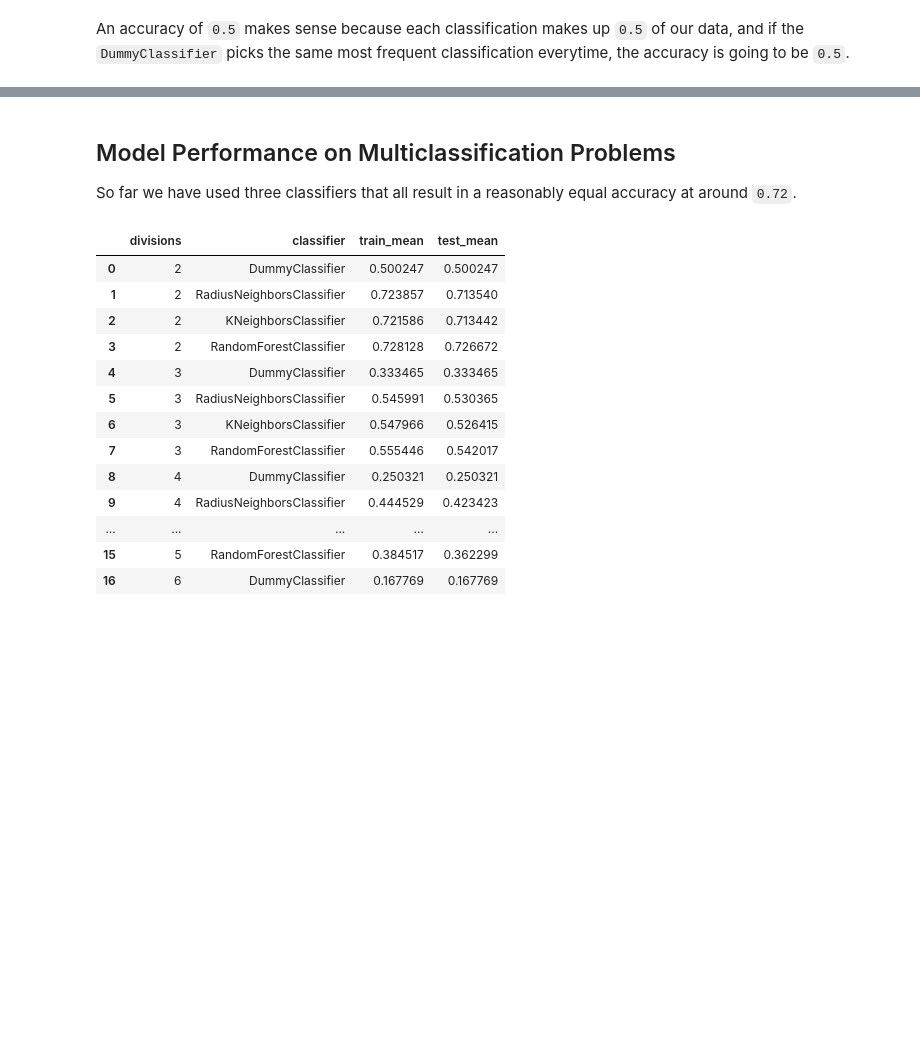
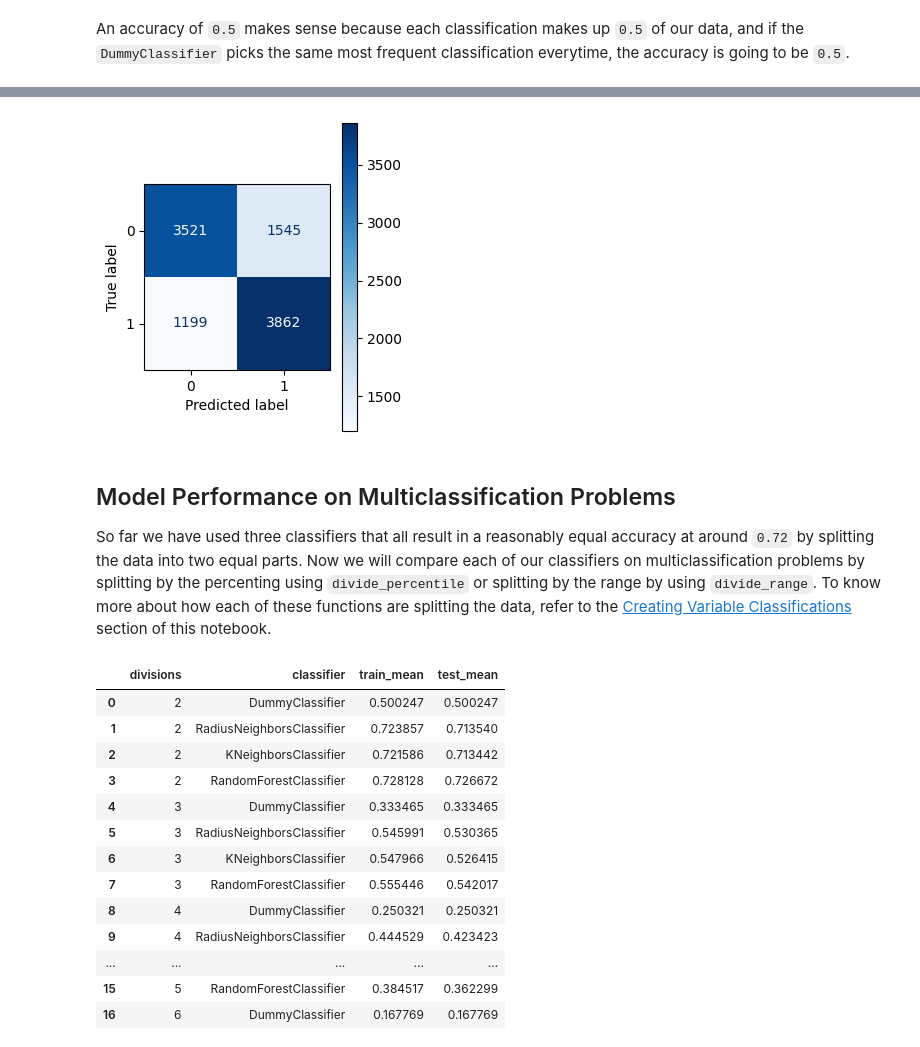
Before and after one commit to s-colins/CS345-Final-Project, a Jupyter notebook: final-project.ipynb, the cells around one changed output, grey strips where cells are left out. Cells and saved outputs as stored; diff of their text form; code cells hidden in the pictures; blank space fills up the shorter version.

```diff
--- a/final-project.ipynb
+++ b/final-project.ipynb
@@ -479,7 +484,21 @@ confusion matrix
+# %%
+from sklearn.metrics import ConfusionMatrixDisplay
+from sklearn.metrics import confusion_matrix
+
+best_random_forest = grid.best_estimator_
+y_pred = best_random_forest.predict(X_standardized)
+
+matrix = confusion_matrix(y_median, y_pred)
+
+disp = ConfusionMatrixDisplay(confusion_matrix=matrix, display_labels=sorted(set(y_median)))
+fig, ax = plt.subplots(figsize=(3,4))
+disp.plot(ax=ax, include_values=True, cmap=plt.cm.Blues);
+# %% [output]
+[figure, added]
 # %% [markdown]
 ## Model Performance on Multiclassification Problems
 
-So far we have used three classifiers that all result in a reasonably equal accuracy at around `0.72`.
+So far we have used three classifiers that all result in a reasonably equal accuracy at around `0.72` by splitting the data into two equal parts. Now we will compare each of our classifiers on multiclassification problems by splitting by the percenting using `divide_percentile` or splitting by the range by using `divide_range`. To know more about how each of these functions are splitting the data, refer to the [Creating Variable Classifications](#Creating-Variable-Classifications) section of this notebook.
 # %%
 def test_variable_classifications(X, y, classifiers, num_divisions, divide_func):
     rows = []
```
Also changed, not shown: parts of 21 cells of this notebook.
